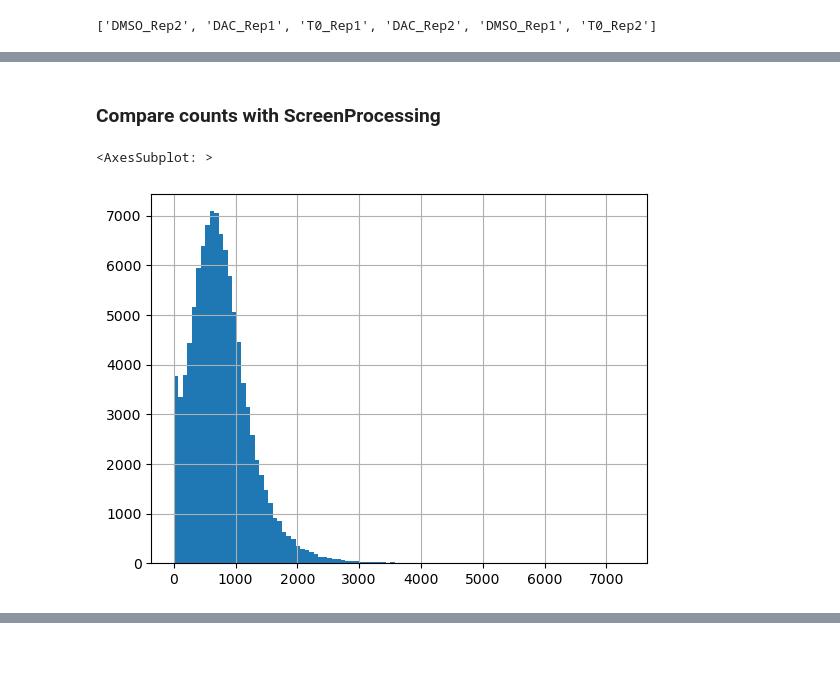
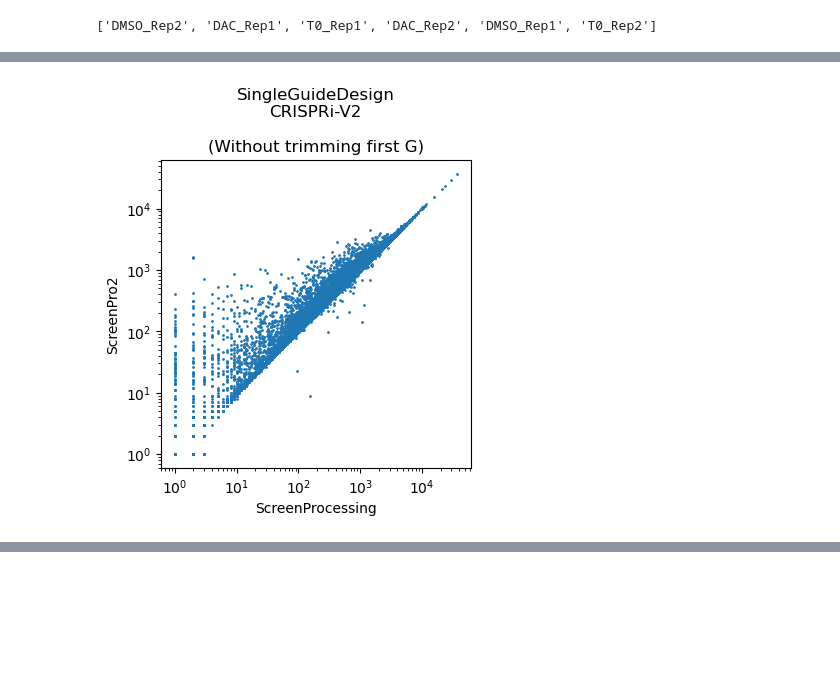
Before and after one commit to FunGI-cap/ScreenPro-Benchmarking, a Jupyter notebook: analysis/1a-single-or-dual-guide-screens/single-or-dual-guide-screen-reanalysis.ipynb, the cells around one changed output, grey strips where cells are left out. Drawn from its saved outputs; the diff is of its cells as text; code cells hidden in the pictures; blank space fills up the shorter version.

```diff
--- a/analysis/1a-single-or-dual-guide-screens/single-or-dual-guide-screen-reanalysis.ipynb
+++ b/analysis/1a-single-or-dual-guide-screens/single-or-dual-guide-screen-reanalysis.ipynb
@@ -409,4 +384,2 @@ count file exists ...
 # %%
 adata = counter.build_counts_anndata()
-# %% [markdown]
-### Compare counts with ScreenProcessing
@@ -424,5 +386,14 @@ screenprocessing_counts = screenprocessing_counts[screenprocessing_counts.sum(ax
-# %%
-screenprocessing_counts['T0']['Rep1'].hist(bins=100)
-# %% [output]
-<AxesSubplot: >
-[figure, removed]
+# %%
+fig, ax = plt.subplots(figsize=(4,4))
+
+pd.concat({
+    'ScreenProcessing':screenprocessing_counts['DAC']['Rep2'],
+    'ScreenPro2':adata.to_df().loc['DAC_Rep2',screenprocessing_counts.index]
+},axis=1).plot.scatter('ScreenProcessing','ScreenPro2',s=1,ax=ax)
+
+plt.xscale('log')
+plt.yscale('log')
+plt.title('SingleGuideDesign\nCRISPRi-V2\n\n(Without trimming first G)')
+plt.show()
+# %% [output]
+[figure, added]
```
Also changed, not shown: parts of 61 cells of this notebook.
